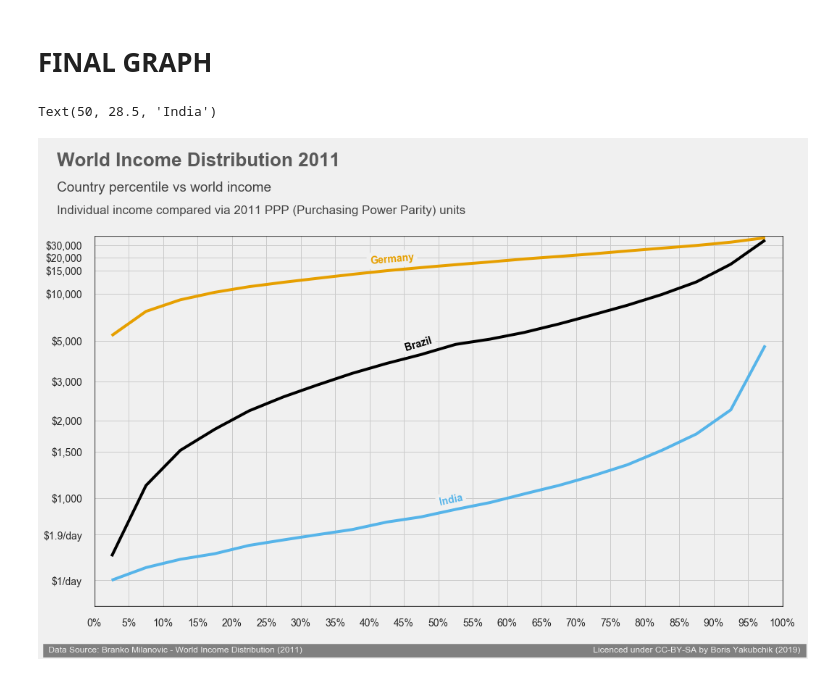
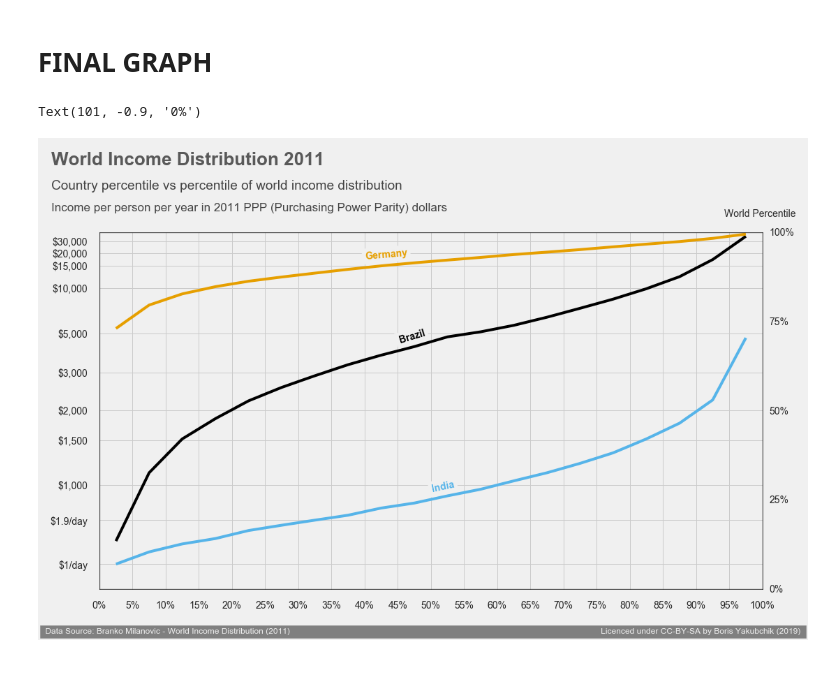
Before and after one commit to whyboris/Global-Income-Distribution, a Jupyter notebook: income_dist_2011.ipynb, the cells around one changed output. Cells and saved outputs as stored; diff of their text form; code cells hidden in the pictures.

Commit message:
right axis ticks

```diff
--- a/income_dist_2011.ipynb
+++ b/income_dist_2011.ipynb
@@ -445,21 +445,21 @@ chart.axes[0][0].text(
   s = " ")
 
 chart.axes[0][0].text(
-  x = -5.5,
+  x = -7.3,
   y = 119,
   s = "World Income Distribution 2011",
   fontsize = 26, weight = 'bold', alpha = .75)
 
 chart.axes[0][0].text(
-  x = -5.5,
+  x = -7.3,
   y = 112,
-  s = 'Country percentile vs world income',
+  s = 'Country percentile vs percentile of world income distribution',
   fontsize = 19, alpha = .85)
 
 chart.axes[0][0].text(
-  x = -5.5,
+  x = -7.3,
   y = 106,
-  s = 'Individual income compared via 2011 PPP (Purchasing Power Parity) units',
+  s = 'Income per person per year in 2011 PPP (Purchasing Power Parity) dollars',
   fontsize = 17, alpha = .85)
 
 # ------------------ DRAW BLACK BOX --------------------------------------
@@ -492,36 +492,44 @@ chart.axes[0][0].axvline(x = 100,   color = 'black', linewidth = 1.3, alpha = .7
 #   alpha = .75)
 
 # ------------------ LIMITS --------------------------------------
 
 chart.axes[0][0].tick_params(labelsize=14)
 
 chart.axes[0][0].set_ylim(-0.4, 100.1)
 chart.axes[0][0].set_xlim(-0.2, 100.1)
 
 # ------------------ SIGNATURE -----------------------------------
 chart.axes[0][0].text(
-    x = -7,
+    x = -8.5,
     y = -12.5,
-    s = ' Data Source: Branko Milanovic - World Income Distribution (2011)                                                                                                                       Licenced under CC-BY-SA by Boris Yakubchik (2019) ',
+    s = ' Data Source: Branko Milanovic - World Income Distribution (2011)                                                                                                                                    Licenced under CC-BY-SA by Boris Yakubchik (2019) ',
     fontsize = 12,
     color = '#f0f0f0',
     backgroundcolor = 'grey')
 
 # ------------------ PAD AXIS --------------------------------------
 
 chart.axes[0][0].tick_params(axis='x', which='major', pad=15)
 chart.axes[0][0].tick_params(axis='y', which='major', pad=15)
 
 # ------------------ COUNTRY LABELS --------------------------------------
 
 chart.axes[0][0].text(x = 40, y = 93.5, s = 'Germany', color = colors[1], weight = 'bold', rotation = 5,
                backgroundcolor = '#f0f0f0')
 chart.axes[0][0].text(x = 45, y = 71, s = 'Brazil', color = colors[0], weight = 'bold', rotation = 17,
               backgroundcolor = '#f0f0f0')
 chart.axes[0][0].text(x = 50, y = 28.5, s = 'India', color = colors[2], weight = 'bold', rotation = 12,
               backgroundcolor = '#f0f0f0')
+
+# ------------------ RIGHT AXIS TICK LABELS --------------------------------------
+chart.axes[0][0].text(x = 105, y = 104.5, s = 'World Percentile', horizontalalignment='right')
+chart.axes[0][0].text(x = 101, y = 100-0.9, s = '100%')
+chart.axes[0][0].text(x = 101, y = 75 -0.9, s = '75%')
+chart.axes[0][0].text(x = 101, y = 50 -0.9, s = '50%')
+chart.axes[0][0].text(x = 101, y = 25 -0.9, s = '25%')
+chart.axes[0][0].text(x = 101, y = 0  - 0.9, s = '0%')
 # %% [output]
-Text(50, 28.5, 'India')
+Text(101, -0.9, '0%')
-[figure, old version]
+[figure, new version]
 # %%
 # df.to_csv('WIP_EXPORT.csv')
```
